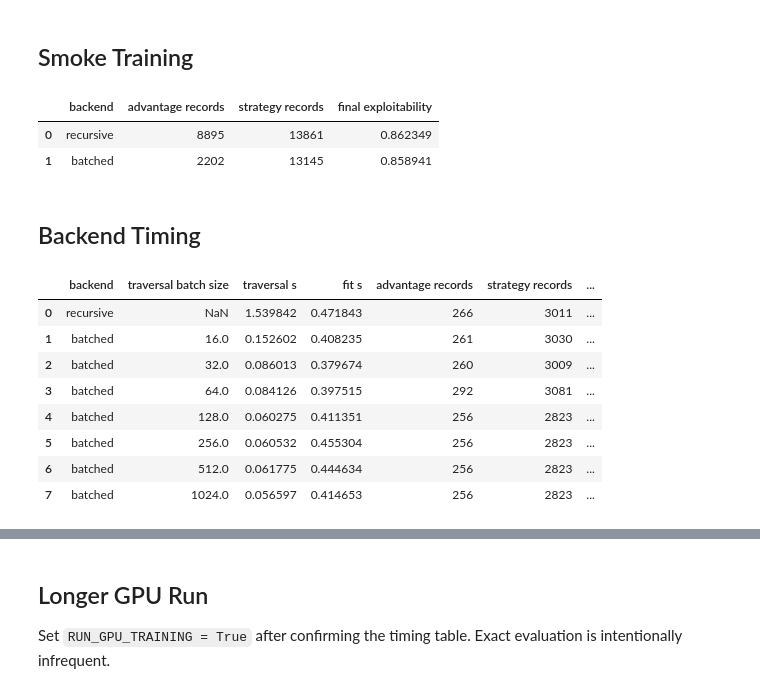
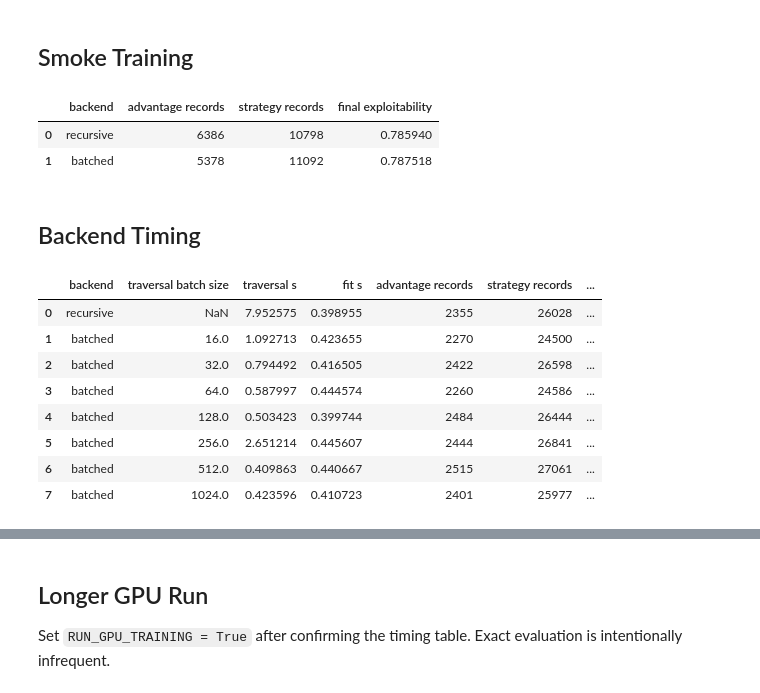
Before and after one commit to ImAdityaGupta/liars_poker, a Jupyter notebook: notebooks/june_2026/deep_cfr_batched_gpu_validation.ipynb, the cells around one changed output, grey strips where cells are left out. Saved outputs shown, nothing was run; the diff lists cells and outputs as text; code cells hidden in the pictures.

```diff
--- a/notebooks/june_2026/deep_cfr_batched_gpu_validation.ipynb
+++ b/notebooks/june_2026/deep_cfr_batched_gpu_validation.ipynb
@@ -41,7 +41,7 @@ device cpu
 spec = GameSpec(
     ranks=4,
     suits=4,
-    hand_size=3,
+    hand_size=4,
     claim_kinds=('RankHigh', 'Pair', 'Trips'),
     suit_symmetry=True,
 )
@@ -172,53 +172,53 @@ pd.DataFrame([
 ])
 # %% [output]
 |  | backend | advantage records | strategy records | final exploitability |
-| 0 | recursive | 8895 | 13861 | 0.862349 |
-| 1 | batched | 2202 | 13145 | 0.858941 |
+| 0 | recursive | 6386 | 10798 | 0.785940 |
+| 1 | batched | 5378 | 11092 | 0.787518 |
 # %% [markdown]
 ## Backend Timing
 # %%
-def time_backend(backend, *, traversal_batch_size=128, traversals_per_player=128, seed=19):
+def time_backend(backend, *, traversal_batch_size=128, traversals_per_player=1024, seed=19):
     trainer = DeepCFRTrainer(
         spec,
         hidden_sizes=(128, 128),
         device=device,
         seed=seed,
-        batch_size=256,
+        batch_size=512,
         advantage_train_steps=20,
         strategy_train_steps=20,
         advantage_positive_weight=0.5,
         traversal_backend=backend,
         traversal_batch_size=traversal_batch_size,
     )
     record = trainer.run_iteration(traversals_per_player=traversals_per_player)
     if torch.cuda.is_available():
         torch.cuda.synchronize()
     timing = record['timing']
     return {
         'backend': backend,
         'traversal batch size': traversal_batch_size if backend == 'batched' else np.nan,
         'traversal s': timing['traversal_s'],
         'fit s': timing['advantage_training_s'] + timing['strategy_training_s'],
         'advantage records': sum(record['new_advantage_records']),
         'strategy records': sum(record['new_strategy_records']),
     }
 
 timing_rows = [time_backend('recursive')]
 for batch_size in ([32, 64, 128, 256, 512, 1024] if torch.cuda.is_available() else [16, 32, 64, 128, 256, 512, 1024]):
     timing_rows.append(time_backend('batched', traversal_batch_size=batch_size))
 
 timing_df = pd.DataFrame(timing_rows)
 timing_df['records / traversal s'] = (
     timing_df['advantage records'] + timing_df['strategy records']
 ) / timing_df['traversal s']
 timing_df
 # %% [output]
 |  | backend | traversal batch size | traversal s | fit s | advantage records | strategy records | ... |
-| 0 | recursive | NaN | 1.539842 | 0.471843 | 266 | 3011 | ... |
-| 1 | batched | 16.0 | 0.152602 | 0.408235 | 261 | 3030 | ... |
-| 2 | batched | 32.0 | 0.086013 | 0.379674 | 260 | 3009 | ... |
-| 3 | batched | 64.0 | 0.084126 | 0.397515 | 292 | 3081 | ... |
-| 4 | batched | 128.0 | 0.060275 | 0.411351 | 256 | 2823 | ... |
-| 5 | batched | 256.0 | 0.060532 | 0.455304 | 256 | 2823 | ... |
-| 6 | batched | 512.0 | 0.061775 | 0.444634 | 256 | 2823 | ... |
-| 7 | batched | 1024.0 | 0.056597 | 0.414653 | 256 | 2823 | ... |
+| 0 | recursive | NaN | 7.952575 | 0.398955 | 2355 | 26028 | ... |
+| 1 | batched | 16.0 | 1.092713 | 0.423655 | 2270 | 24500 | ... |
+| 2 | batched | 32.0 | 0.794492 | 0.416505 | 2422 | 26598 | ... |
+| 3 | batched | 64.0 | 0.587997 | 0.444574 | 2260 | 24586 | ... |
+| 4 | batched | 128.0 | 0.503423 | 0.399744 | 2484 | 26444 | ... |
+| 5 | batched | 256.0 | 2.651214 | 0.445607 | 2444 | 26841 | ... |
+| 6 | batched | 512.0 | 0.409863 | 0.440667 | 2515 | 27061 | ... |
+| 7 | batched | 1024.0 | 0.423596 | 0.410723 | 2401 | 25977 | ... |
```
Also changed, not shown: parts of 6 cells of this notebook, 7 other files.
